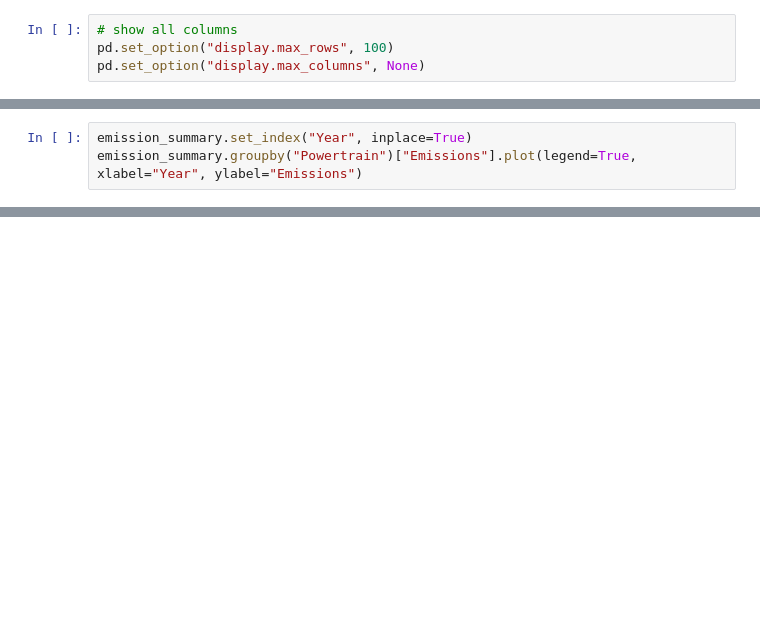
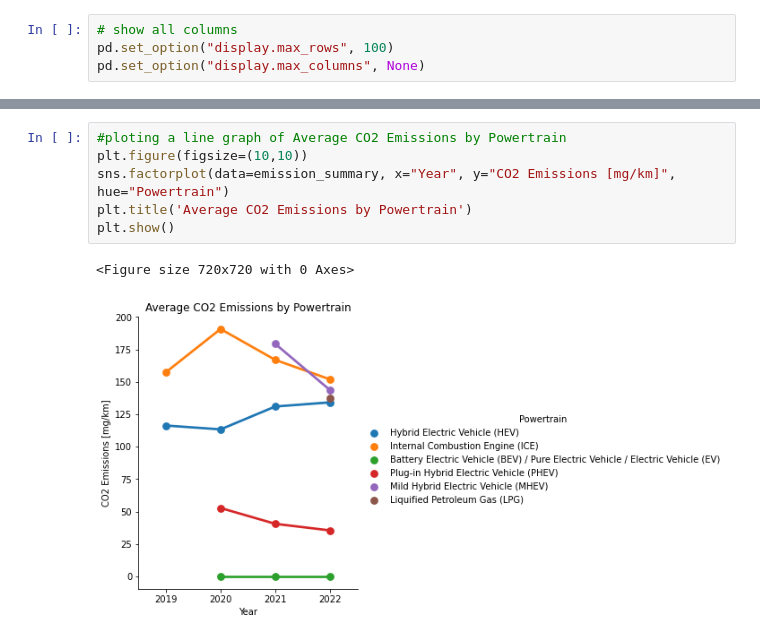
Before and after one commit to grilgamesh/How-important-is-the-change-to-electric-cars-, a Jupyter notebook: datalook.ipynb, the cells around one changed output, grey strips where cells are left out. Drawn from its saved outputs; the diff is of its cells as text; blank space fills up the shorter version.

```diff
--- a/datalook.ipynb
+++ b/datalook.ipynb
@@ -71,3 +57,0 @@ emission_summary
-# %%
-emission_summary.set_index("Year", inplace=True)
-emission_summary.groupby("Powertrain")["Emissions"].plot(legend=True, xlabel="Year", ylabel="Emissions")
@@ -84,0 +58,9 @@ Name: Emissions, dtype: object
+# %%
+#ploting a line graph of Average CO2 Emissions by Powertrain
+plt.figure(figsize=(10,10))
+sns.factorplot(data=emission_summary, x="Year", y="CO2 Emissions [mg/km]", hue="Powertrain")
+plt.title('Average CO2 Emissions by Powertrain')
+plt.show()
+# %% [output]
+<Figure size 720x720 with 0 Axes>
+[figure, added]
```
Also changed, not shown: parts of 7 cells of this notebook, 1 other file.
